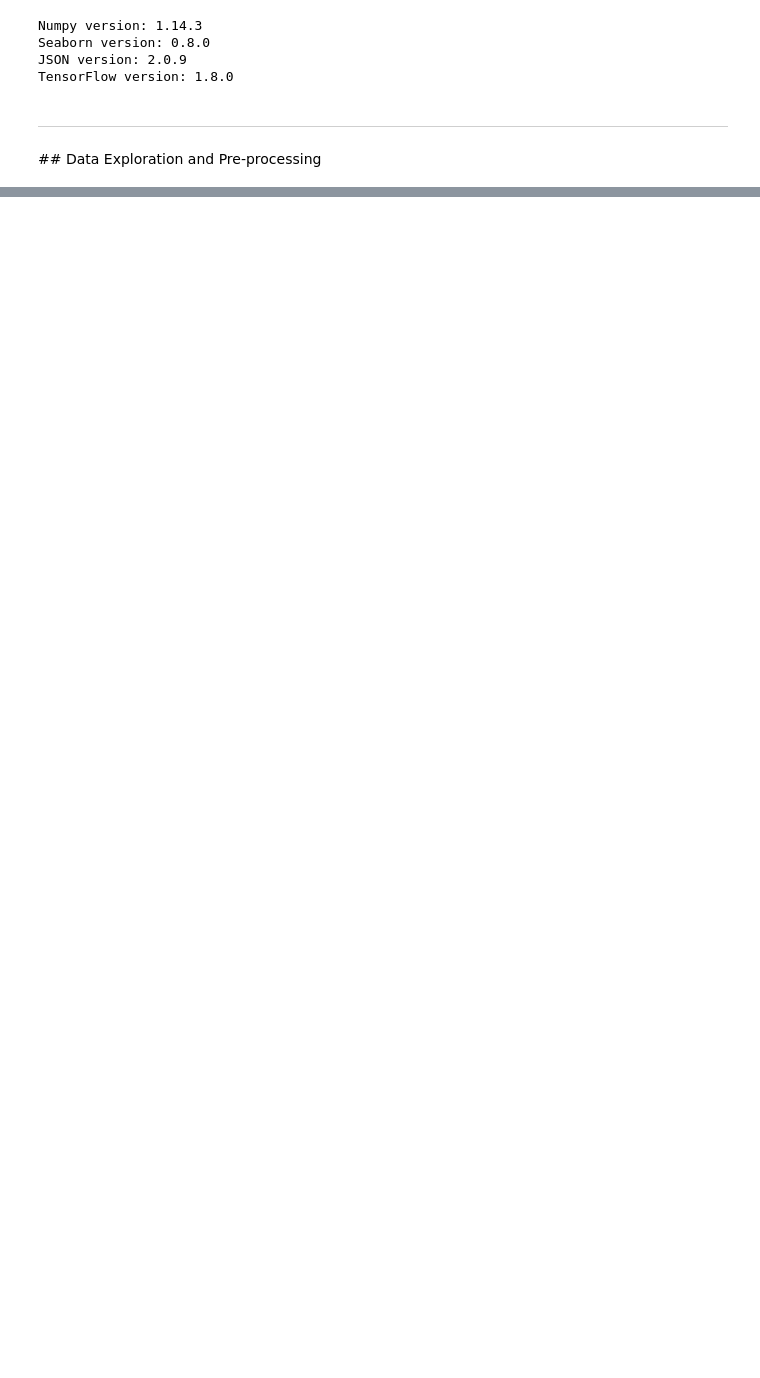
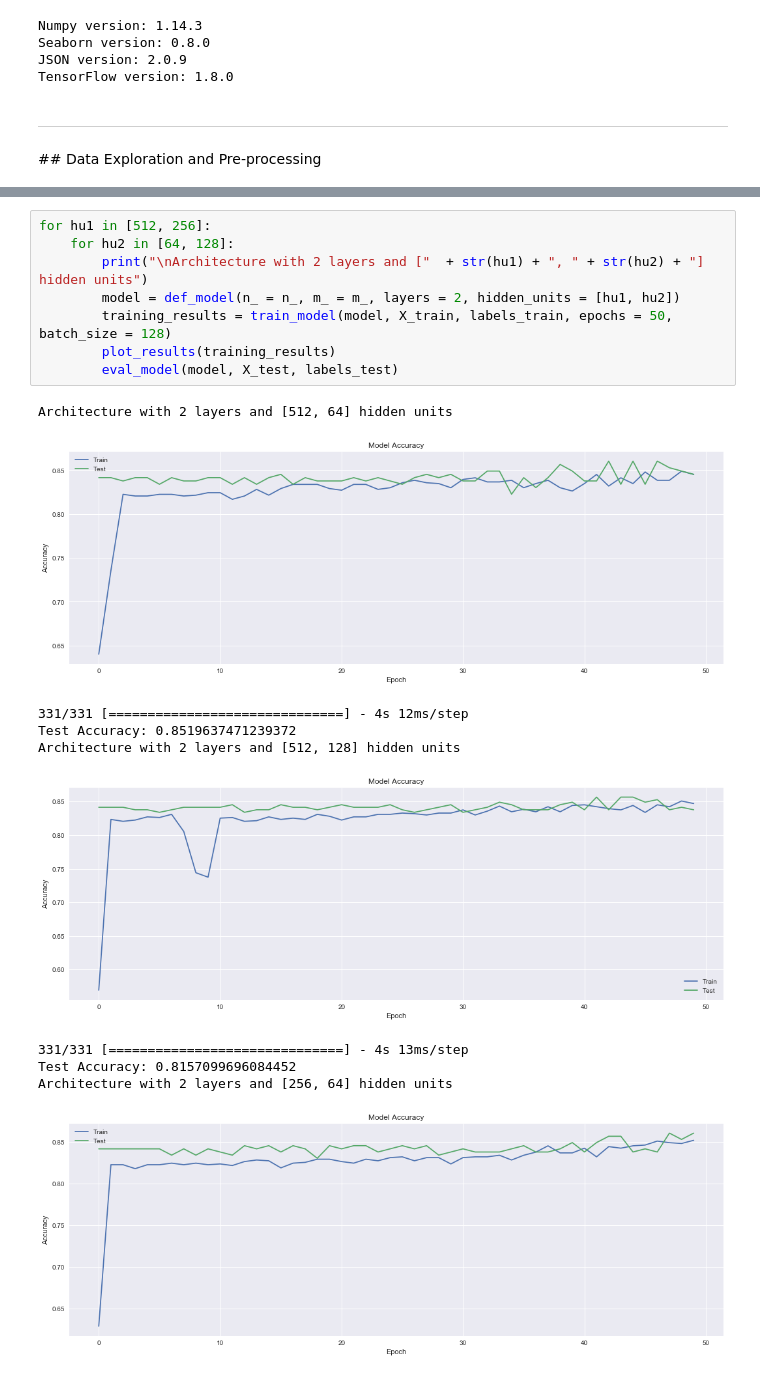
Before and after one commit to JorgeQuintanaL/Reminder, a Jupyter notebook: Riminder.ipynb, the cells around one changed output, grey strips where cells are left out. Cells and saved outputs as stored; diff of their text form; blank space fills up the shorter version.

```diff
--- a/Riminder.ipynb
+++ b/Riminder.ipynb
@@ -220,0 +378,19 @@ Test accuracy: 0.8750000025915063
+# %%
+for hu1 in [512, 256]:
+    for hu2 in [64, 128]:
+        print("\nArchitecture with 2 layers and ["  + str(hu1) + ", " + str(hu2) + "] hidden units")
+        model = def_model(n_ = n_, m_ = m_, layers = 2, hidden_units = [hu1, hu2])
+        training_results = train_model(model, X_train, labels_train, epochs = 50, batch_size = 128)
+        plot_results(training_results)
+        eval_model(model, X_test, labels_test)
+# %% [output]
+Architecture with 2 layers and [512, 64] hidden units
+[figure, added]
+331/331 [==============================] - 4s 12ms/step
+Test Accuracy: 0.8519637471239372
+Architecture with 2 layers and [512, 128] hidden units
+[figure, added]
+331/331 [==============================] - 4s 13ms/step
+Test Accuracy: 0.8157099696084452
+Architecture with 2 layers and [256, 64] hidden units
+[figure, added]
```
Also changed, not shown: parts of 56 cells of this notebook.
